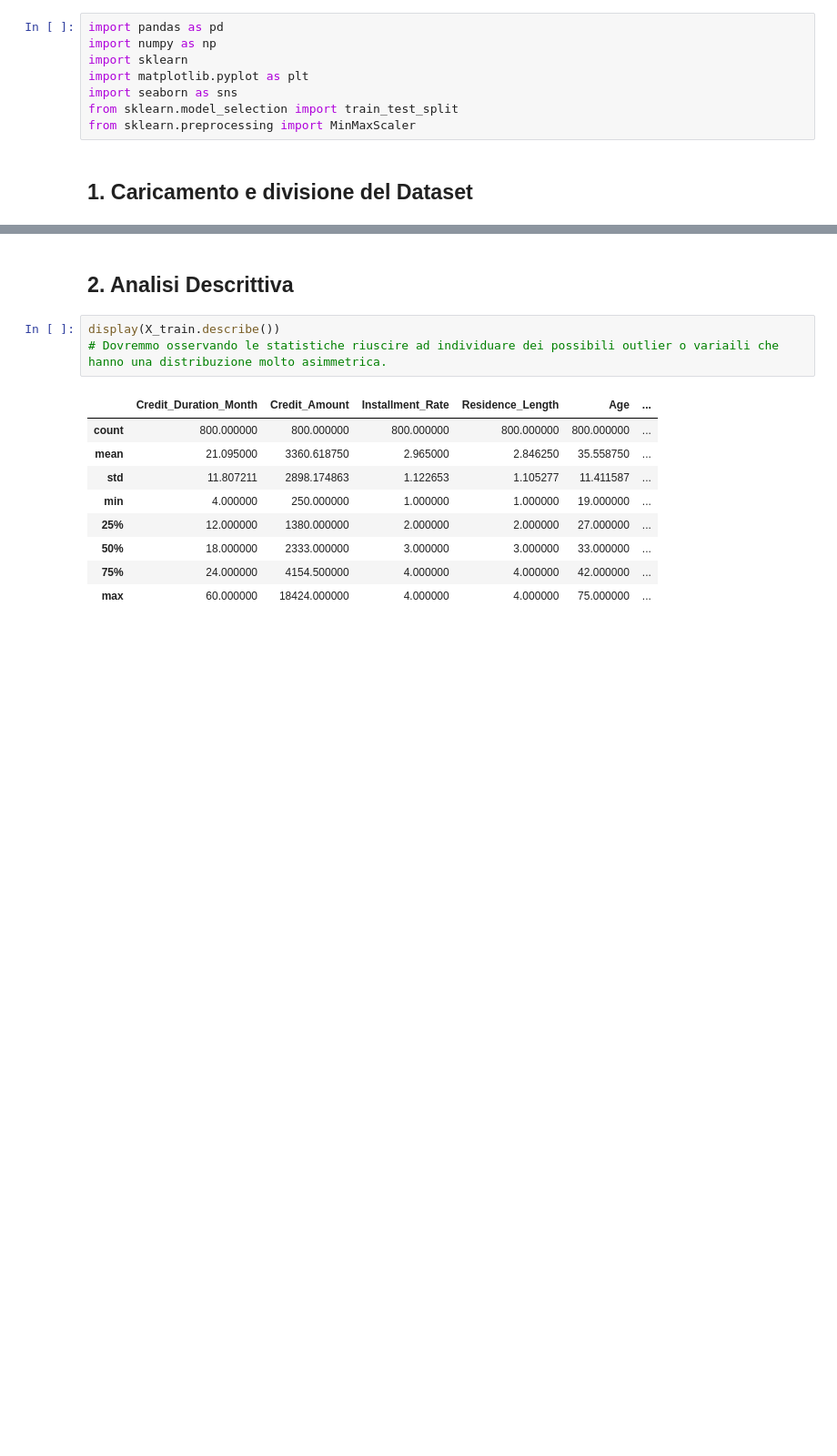
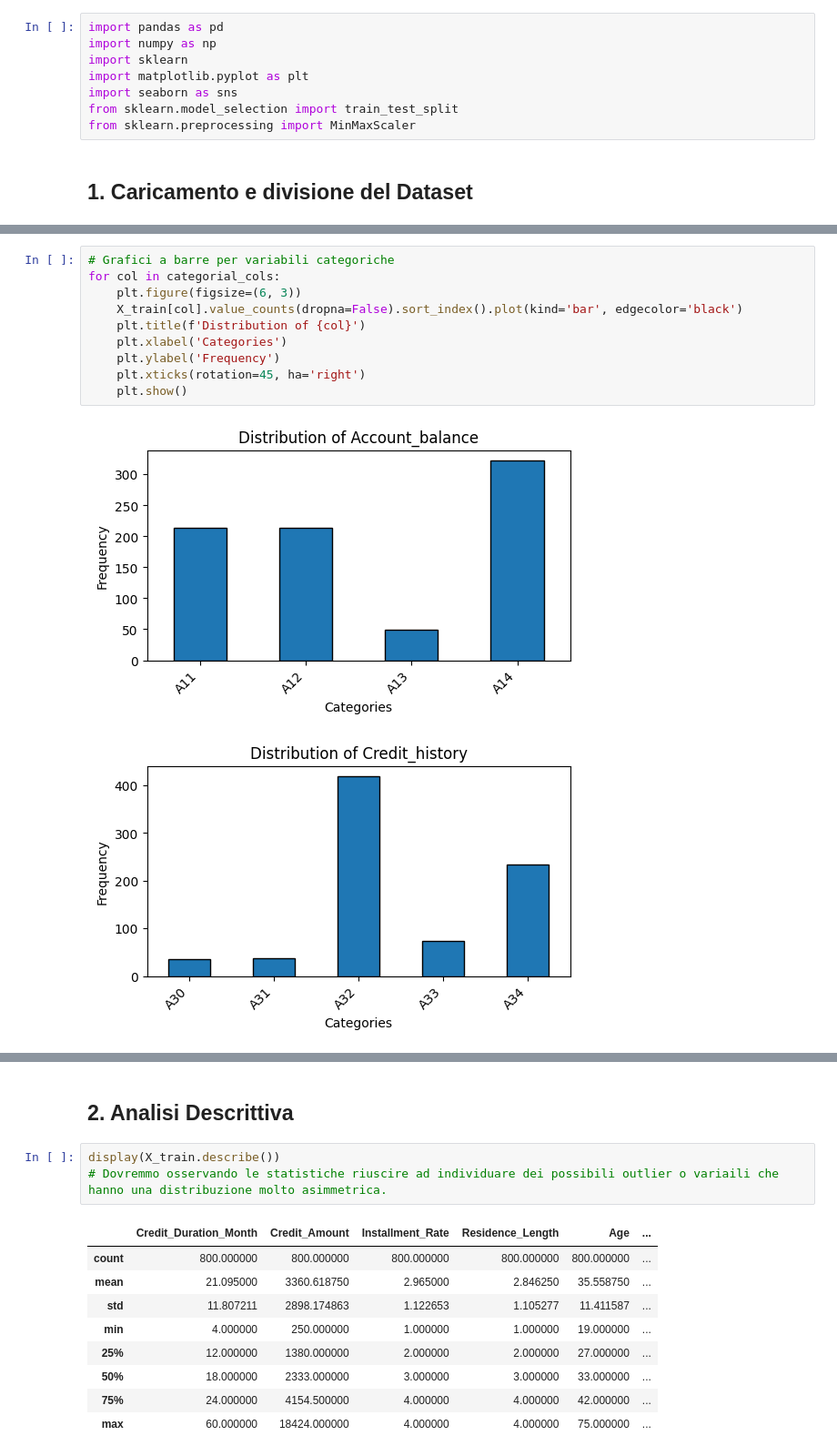
Before and after one commit to hidemet/mldm-credit-card-risk, a Jupyter notebook: myCopy_ProgettoMLDM_Dumas_Rossini.ipynb, the cells around one changed output, grey strips where cells are left out. Shown at 91% size. Saved outputs shown, nothing was run; the diff lists cells and outputs as text; blank space fills up the shorter version.

```diff
--- a/myCopy_ProgettoMLDM_Dumas_Rossini.ipynb
+++ b/myCopy_ProgettoMLDM_Dumas_Rossini.ipynb
@@ -149,0 +166,13 @@ y_test shape: (200,)
+# %%
+# Grafici a barre per variabili categoriche
+for col in categorial_cols:
+    plt.figure(figsize=(6, 3))
+    X_train[col].value_counts(dropna=False).sort_index().plot(kind='bar', edgecolor='black')
+    plt.title(f'Distribution of {col}')
+    plt.xlabel('Categories')
+    plt.ylabel('Frequency')
+    plt.xticks(rotation=45, ha='right')
+    plt.show()
+# %% [output]
+[figure, added]
+[figure, added]
```
Also changed, not shown: parts of 19 cells of this notebook.
